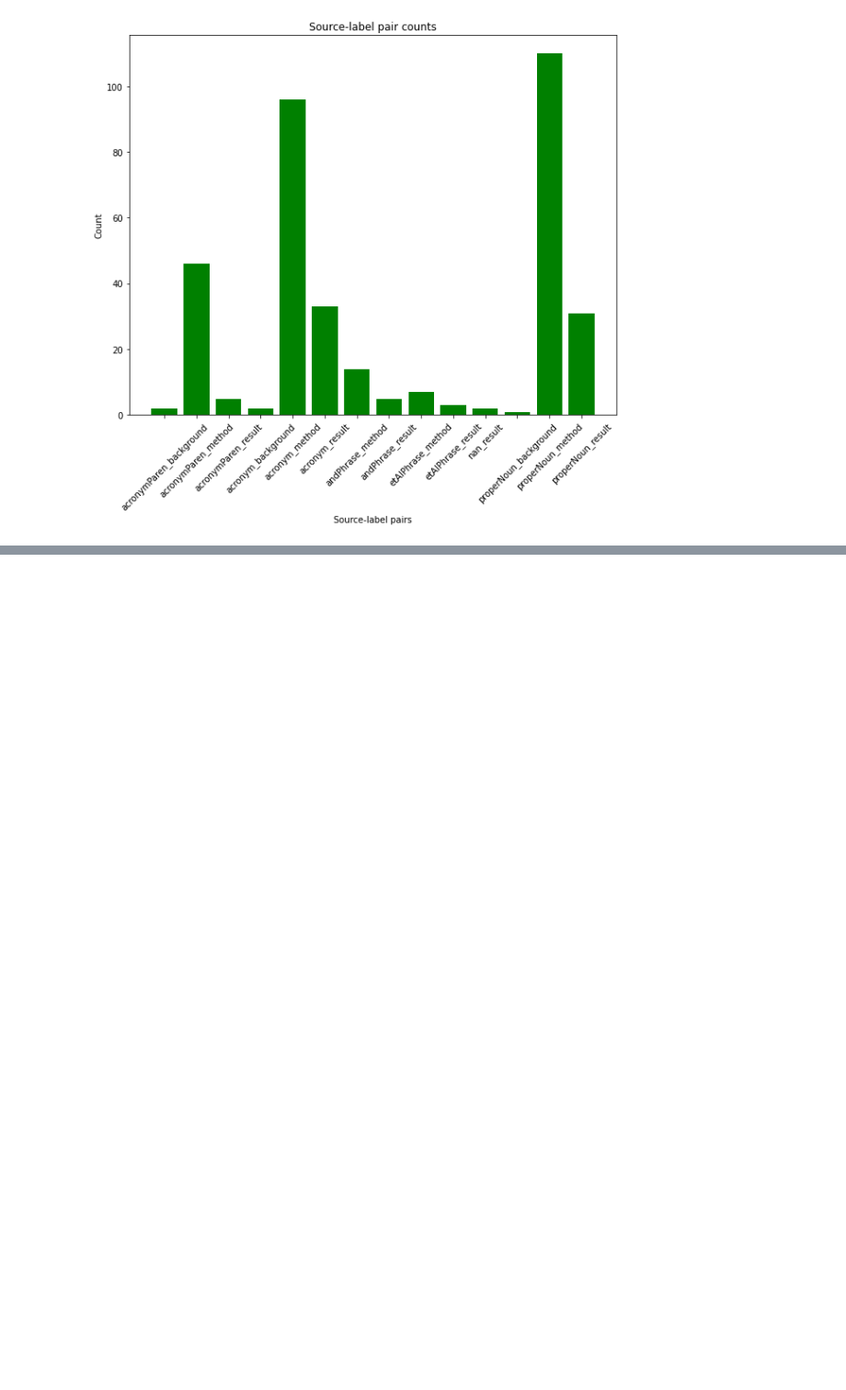
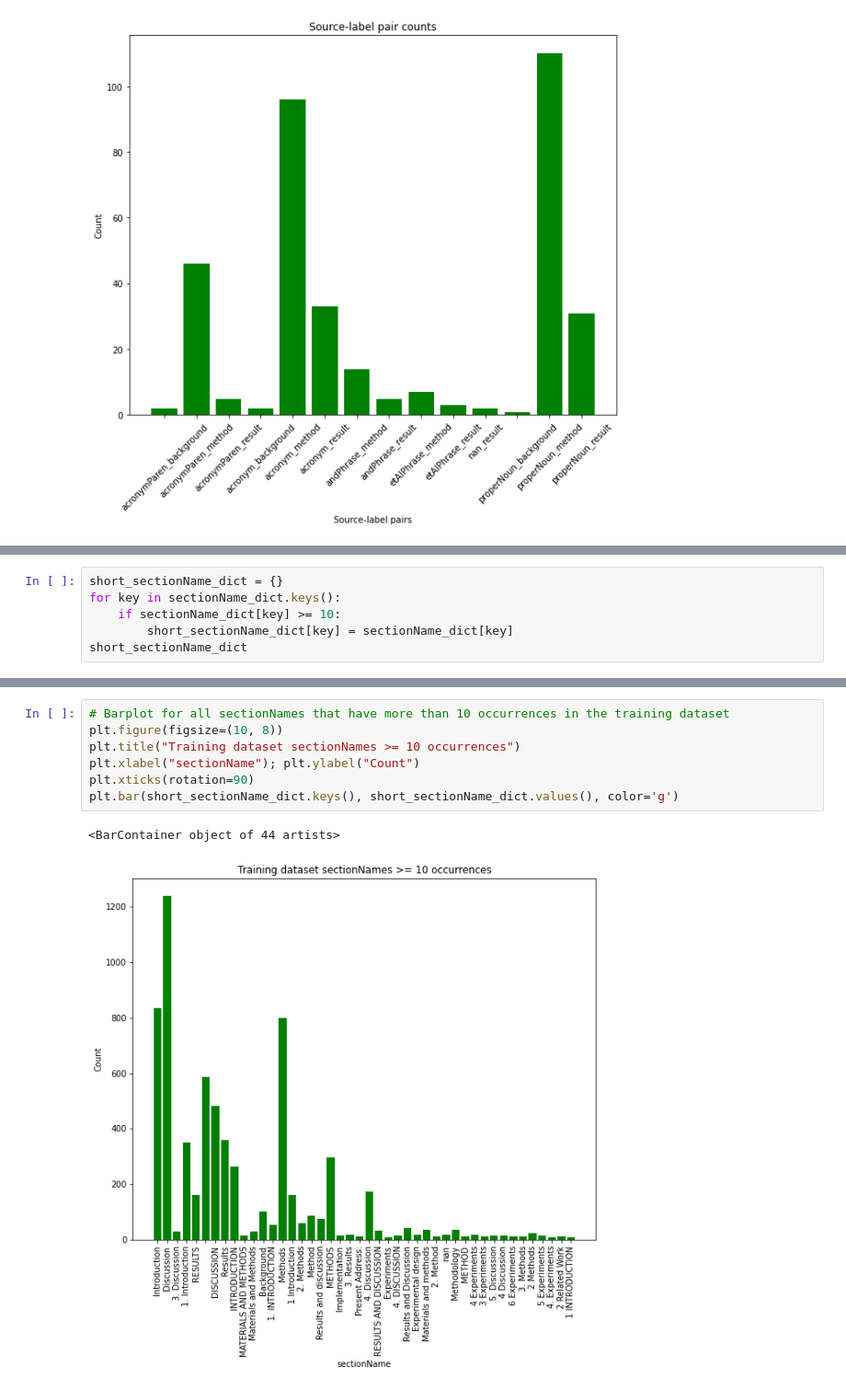
Before and after one commit to ChrisBagdon/Citation_Classification, a Jupyter notebook: dataExploration.ipynb, the cells around one changed output, grey strips where cells are left out. Shown: that part at 92% size. Saved outputs shown, nothing was run; the diff lists cells and outputs as text; blank space fills up the shorter version.

```diff
--- a/dataExploration.ipynb
+++ b/dataExploration.ipynb
@@ -183,0 +188,6 @@ test_df
+# %%
+short_sectionName_dict = {}
+for key in sectionName_dict.keys():
+    if sectionName_dict[key] >= 10:
+        short_sectionName_dict[key] = sectionName_dict[key]
+short_sectionName_dict
@@ -183,0 +212,10 @@ test_df
+# %%
+# Barplot for all sectionNames that have more than 10 occurrences in the training dataset
+plt.figure(figsize=(10, 8))
+plt.title("Training dataset sectionNames >= 10 occurrences")
+plt.xlabel("sectionName"); plt.ylabel("Count")
+plt.xticks(rotation=90)
+plt.bar(short_sectionName_dict.keys(), short_sectionName_dict.values(), color='g')
+# %% [output]
+<BarContainer object of 44 artists>
+[figure, added]
```
Also changed, not shown: parts of 12 cells of this notebook.
